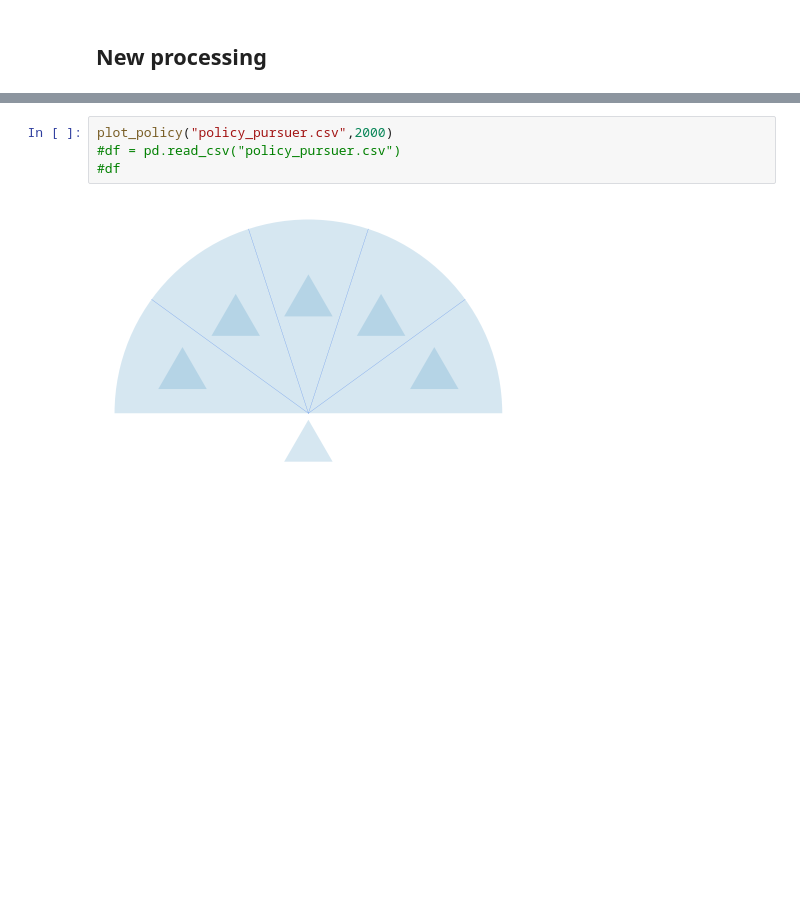
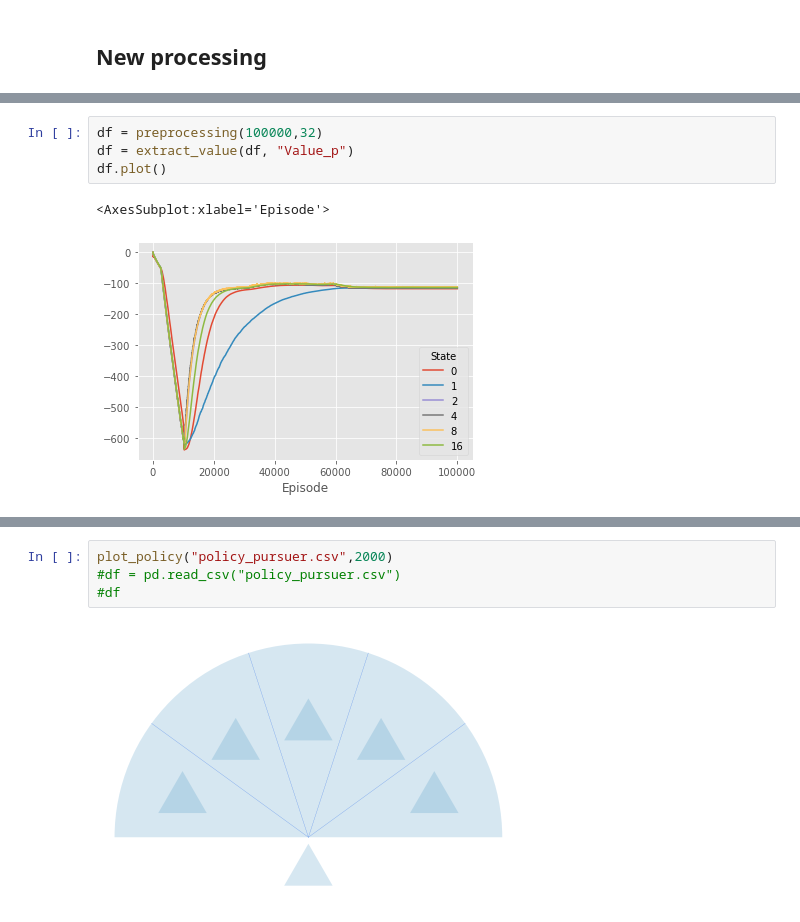
Before and after one commit to fbrand-new/reinforced-birds, a Jupyter notebook: AuxPlots.ipynb, the cells around one changed output, grey strips where cells are left out. Drawn from its saved outputs; the diff is of its cells as text; blank space fills up the shorter version.

```diff
--- a/AuxPlots.ipynb
+++ b/AuxPlots.ipynb
@@ -154,0 +134,7 @@ array([[0.09003057, 0.24472847, 0.66524096],
+# %%
+df = preprocessing(100000,32)
+df = extract_value(df, "Value_p")
+df.plot()
+# %% [output]
+<AxesSubplot:xlabel='Episode'>
+[figure, added]
```
Also changed, not shown: parts of 7 cells of this notebook, 3 other files.
